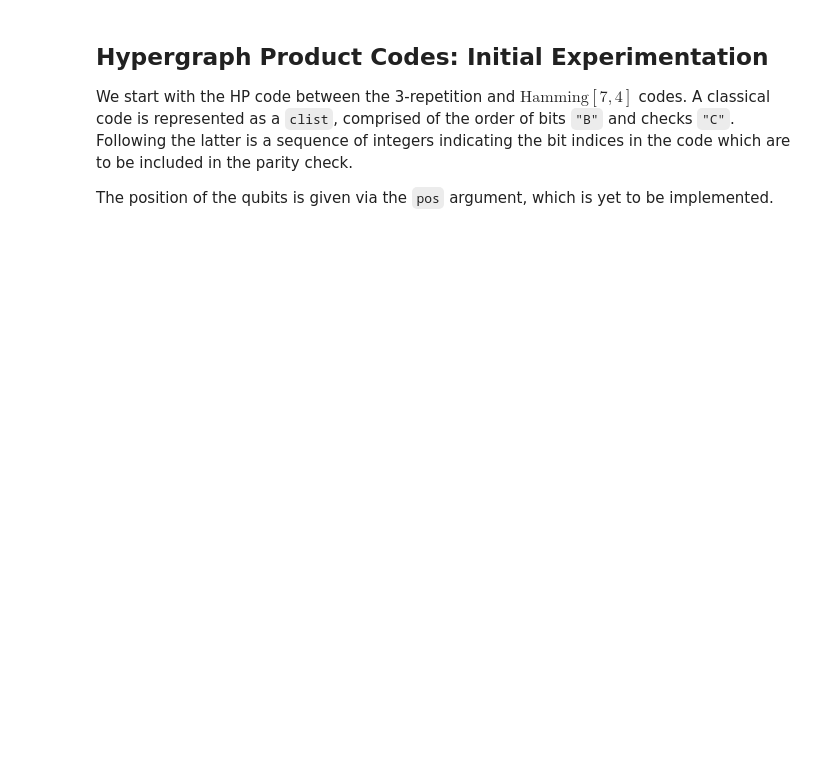
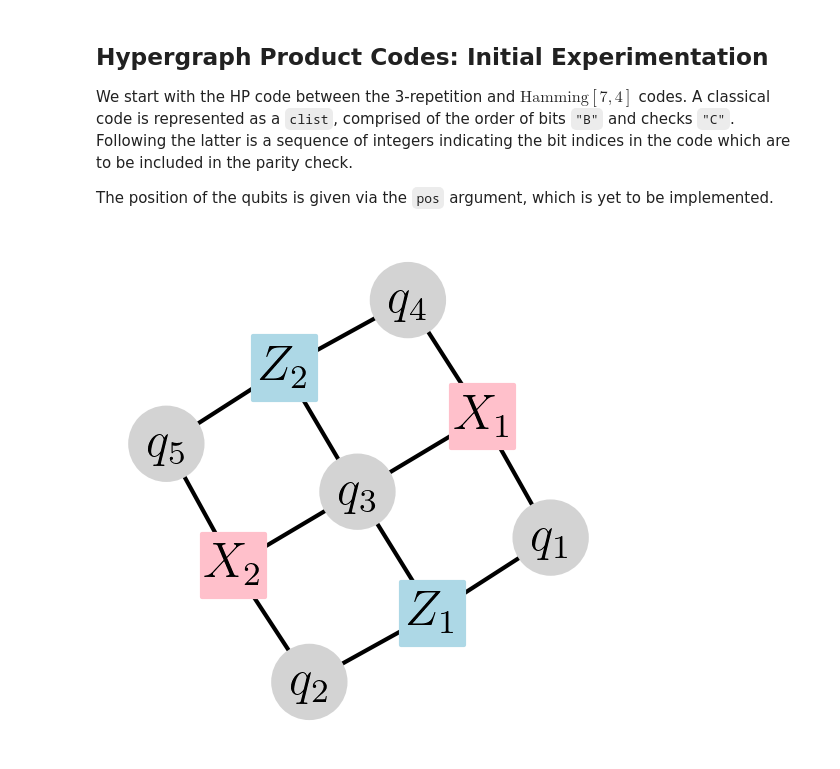
Before and after one commit to angelodibella/weave, a Jupyter notebook: Analysis.ipynb, the cells around one changed output. Drawn from its saved outputs; the diff is of its cells as text; code cells hidden in the pictures; blank space fills up the shorter version.

Commit message:
Implement use of `networkx` graphs and a drawing method

```diff
--- a/Analysis.ipynb
+++ b/Analysis.ipynb
@@ -115 +85,8 @@ The position of the qubits is given via the `pos` argument, which is yet to be i
+# %%
+# Edit matplotlib parameters
+plt.rcParams.update({
+    'text.usetex': True,  # WARNING: make false if no TeX compiler installed
+    'font.family': "Serif",
+    'figure.dpi': 300
+})
 # %%
@@ -118,0 +96,8 @@ hp_code = model.StabilizerModel("hypergraph_product_code:x_memory", clist1=clist
+# %%
+clist_rep_2 = ["B", "C", 0, 1, "B"]
+hp_code = model.StabilizerModel("hypergraph_product_code:z_memory", clist1=clist_rep_2, clist2=clist_rep_2, pos=1, rounds=2)
+# %%
+plt.figure(figsize=(2, 2))
+hp_code.draw(with_labels=True)
+# %% [output]
+[figure, added]
```
Also changed, not shown: parts of 5 cells of this notebook, 2 other files.
